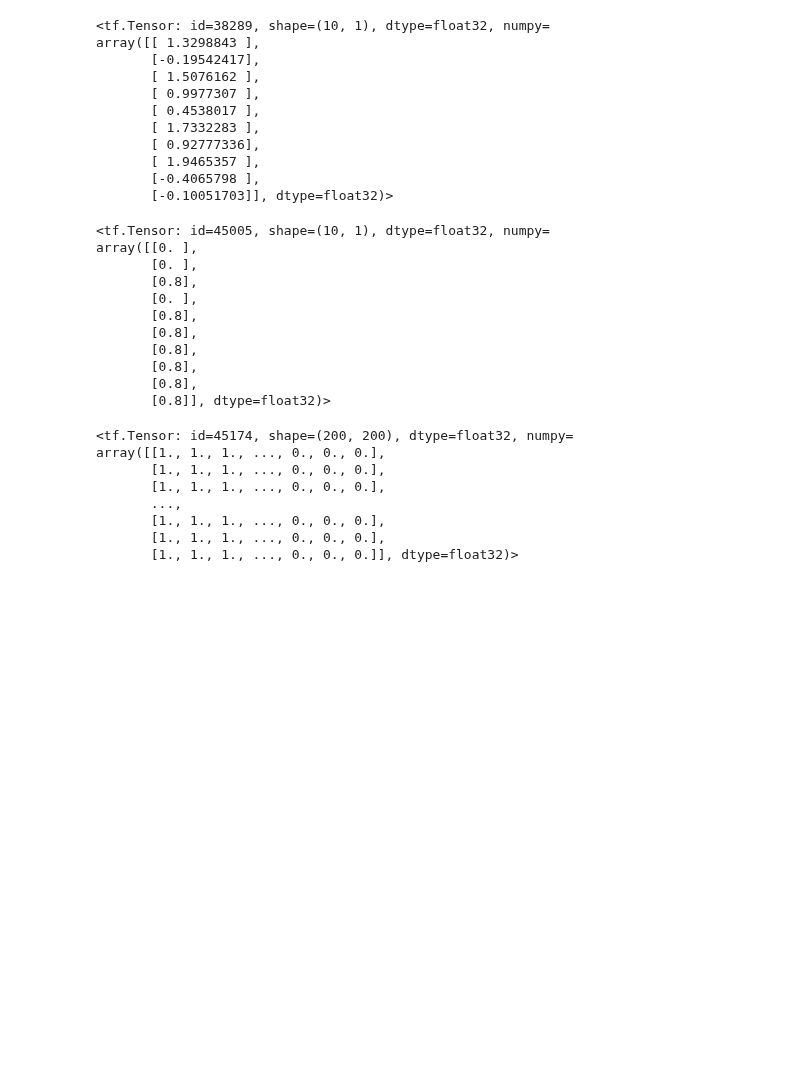
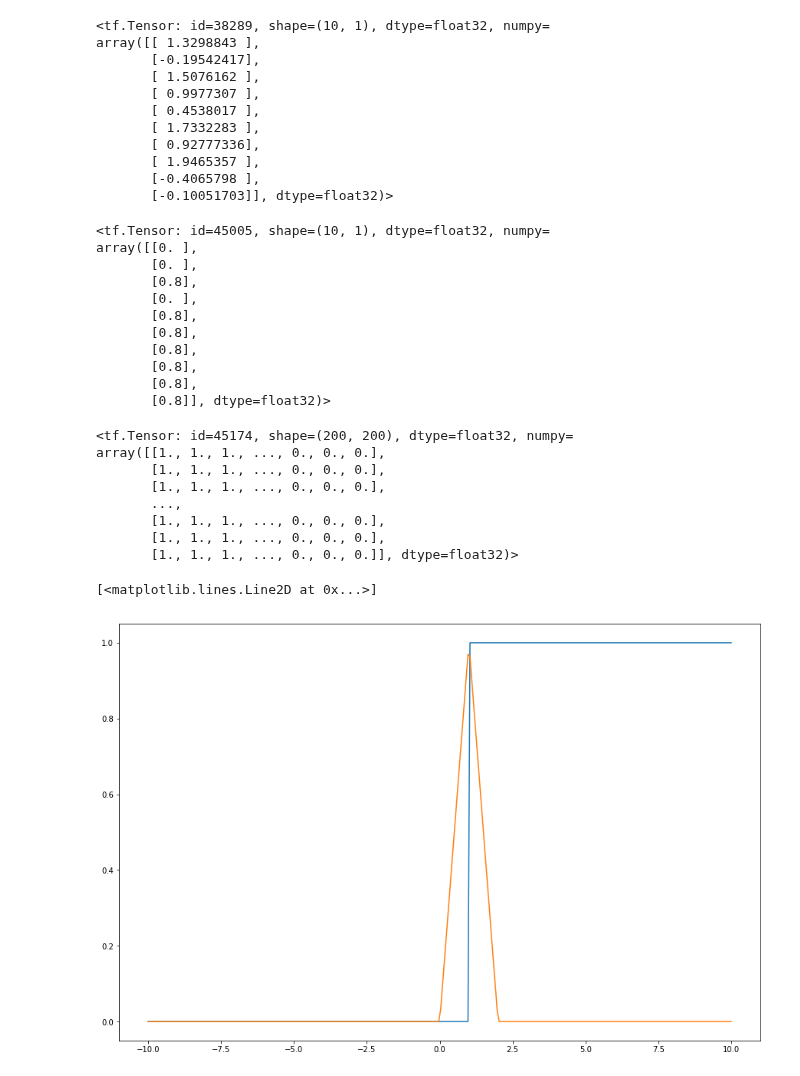
Before and after one commit to eghbalhosseini/KeRNL, a Jupyter notebook: Untitled.ipynb, the cells around one changed output. Saved outputs shown, nothing was run; the diff lists cells and outputs as text; code cells hidden in the pictures; blank space fills up the shorter version.

```diff
--- a/Untitled.ipynb
+++ b/Untitled.ipynb
@@ -174,7 +174,7 @@ array([[0. ],
        [0.8],
        [0.8]], dtype=float32)>
 # %%
-state=tf.random_uniform(shape=[num_hidden_units,1])
+state=tf.clip_by_value(tf.add(tf.random_uniform(shape=[num_hidden_units,1]),tf.constant(.5,shape=[num_hidden_units,1])),0,1)
 # %%
 
 [spike,state]=LIFLayer(num_hidden_units,num_input_units,dt,spike_in,state)
@@ -269,0 +270,24 @@ def LIFLayer(n,m,dt,Spike_in,state):
+# %%
+def test_gradient(x,n):
+    @tf.custom_gradient
+    def calculate_crossing_op(x):
+        x_norm=tf.divide(tf.subtract(x,tf.constant(1.0,shape=[n,1])),tf.constant(1.0,shape=[n,1]))
+        temp=tf.greater_equal(x,tf.constant(1.0,shape=[n,1],dtype=tf.float32))
+        def grad(dy):
+            return tf.maximum(tf.constant(0.0,dtype=tf.float32),tf.subtract(tf.constant(1.0,dtype=tf.float32),tf.abs(x_norm)))
+        return tf.cast(temp,tf.float32), grad
+    z = calculate_crossing_op(x)
+    return z
+
+x = tf.reshape(tf.linspace(-10.0, 10.0, 300, name="linspace"),shape=[300,1])
+with tf.GradientTape() as t:
+    t.watch(x)
+    z = test_gradient(x,300)
+
+dz_dx = t.gradient(z, x)
+plt.figure(figsize=[15,10])
+plt.plot(x.numpy().flatten(),z.numpy().flatten())
+plt.plot(x.numpy(),dz_dx.numpy())
+# %% [output]
+[<matplotlib.lines.Line2D at 0x...>]
+[figure, added]
```
Also changed, not shown: parts of 5 cells of this notebook.
